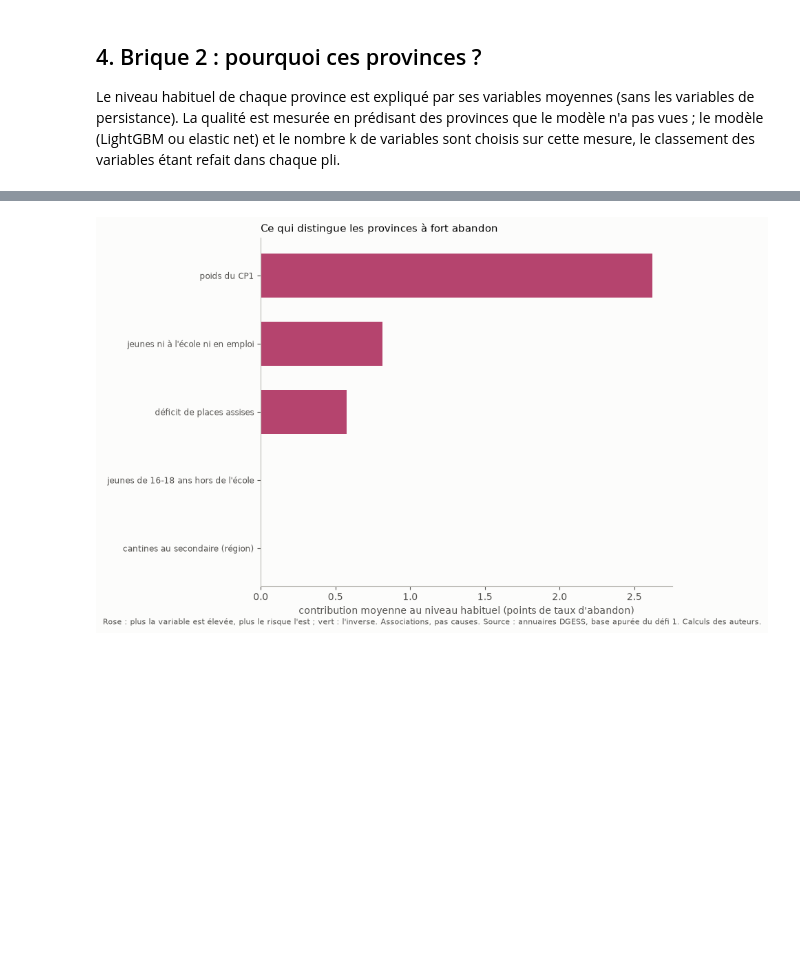
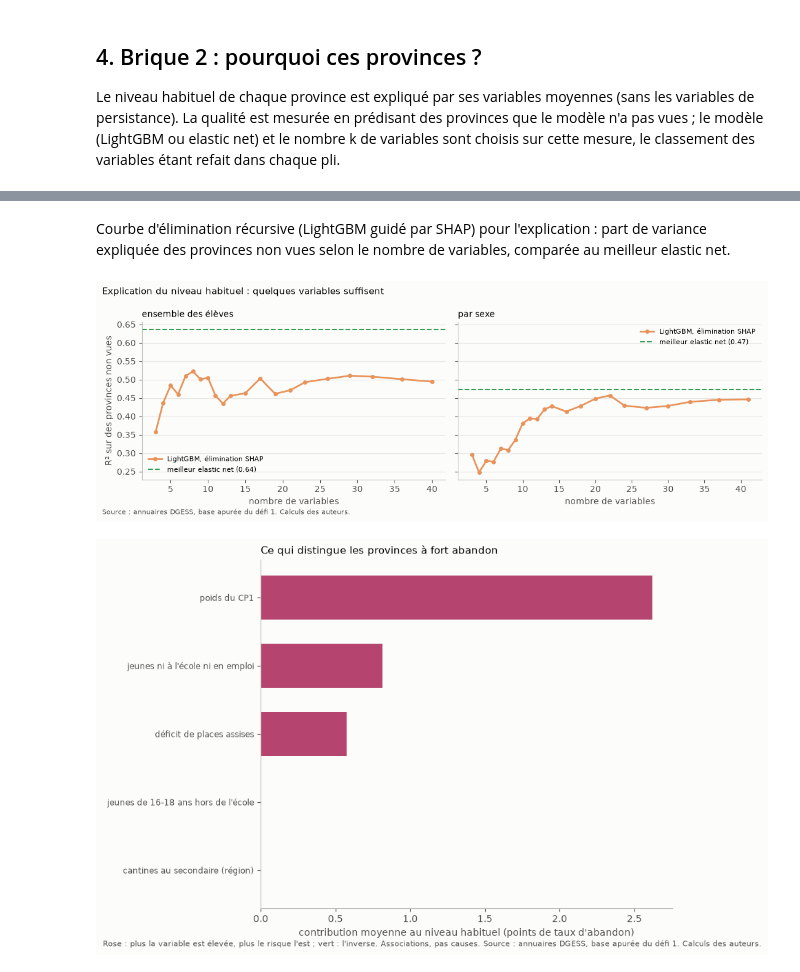
Before and after one commit to datachallenge-edu-bf/sentinelle-scolaire-defi1, a Jupyter notebook: notebooks/04b_modelisation.ipynb, the cells around one changed output, grey strips where cells are left out. Cells and saved outputs as stored; diff of their text form; code cells hidden in the pictures; blank space fills up the shorter version.

```diff
--- a/notebooks/04b_modelisation.ipynb
+++ b/notebooks/04b_modelisation.ipynb
@@ -215,3 +268,22 @@ pd.concat({"ensemble": tables["explication_validation_ensemble"], "par sexe": ta
+# %% [markdown]
+Courbe d'élimination récursive (LightGBM guidé par SHAP) pour l'explication : part de variance expliquée des provinces non vues selon le nombre de variables, comparée au meilleur elastic net.
+# %%
+fig, axes = plt.subplots(1, 2, figsize=(11, 3.8), sharey=True)
+for ax, nom, titre in zip(axes, ["ensemble", "sexe"], ["ensemble des élèves", "par sexe"]):
+    c = tables[f"explication_courbe_elimination_{nom}"]
+    v = tables[f"explication_validation_{nom}"]
+    ax.plot(c["nombre_de_variables"], c["r2_provinces_non_vues"], color="#e8935a", lw=2, marker="o", ms=4,
+            label="LightGBM, élimination SHAP")
+    meilleur = v[v["modele"] == "elastic_net"]["r2_provinces_non_vues"].max()
+    ax.axhline(meilleur, color="#2e9e55", lw=1.5, ls="--", label=f"meilleur elastic net ({meilleur:.2f})")
+    ax.set_xlabel("nombre de variables"); ax.set_title(titre, loc="left", fontsize=10)
+    ax.grid(axis="y", color="#e6e5e0"); ax.legend(frameon=False, fontsize=8)
+axes[0].set_ylabel("R² sur des provinces non vues")
+fig.suptitle("Explication du niveau habituel : quelques variables suffisent", x=0.01, ha="left", fontsize=11)
+fig.text(0.01, 0.005, SOURCE, fontsize=8, color="#52514e")
+plt.tight_layout(); plt.show()
+# %% [output]
+[figure, added]
 # %%
 imp = tables["explication_importance_ensemble"].head(15).iloc[::-1]
 fig, ax = plt.subplots(figsize=(8.5, 6))
```
Also changed, not shown: parts of 8 cells of this notebook, 16 other files.
